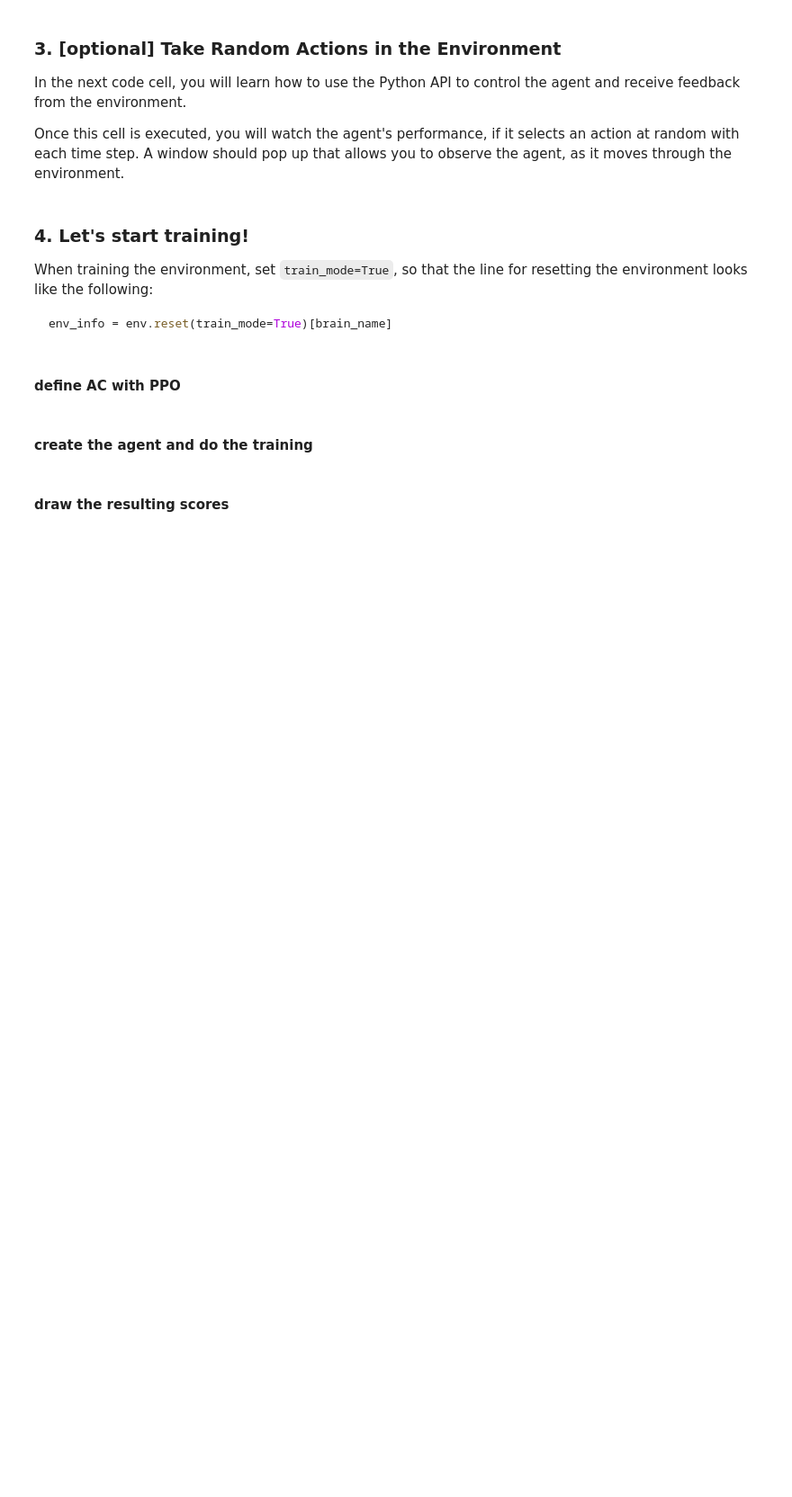
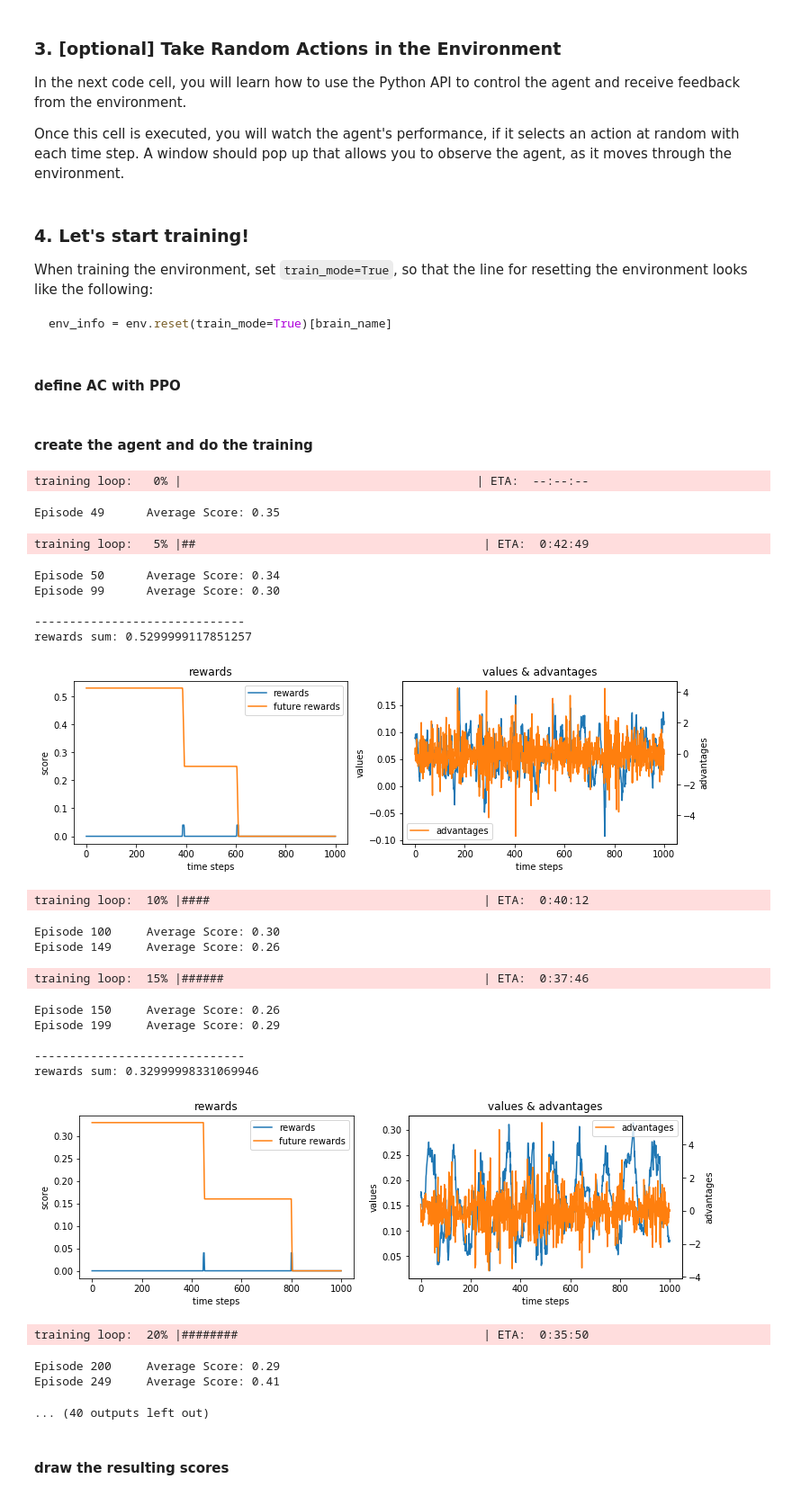
Before and after one commit to AdrianTrachte/udacity-drlnd-p2_continuous-control, a Jupyter notebook: Continuous_Control_PPO.ipynb, the cells around one changed output. Shown: that part at 90% size. Saved outputs shown, nothing was run; the diff lists cells and outputs as text; code cells hidden in the pictures; blank space fills up the shorter version.

```diff
--- a/Continuous_Control_PPO.ipynb
+++ b/Continuous_Control_PPO.ipynb
@@ -155,6 +184,7 @@ def ac_ppo(n_episodes=100, max_t=100, beta_start=1.0, beta_end=0.01, beta_episod
         states_epi = []
         actions_epi = []
         rewards_epi = []
+        done_epi = []
 
         for t in range(max_t):
             # choose action and perform it
@@ -170,6 +200,7 @@ def ac_ppo(n_episodes=100, max_t=100, beta_start=1.0, beta_end=0.01, beta_episod
             states_epi.append(state)
             actions_epi.append(action)
             rewards_epi.append([reward])
+            done_epi.append([done])
 
             # do some tracking on the rewards
             state = next_state
@@ -180,9 +211,9 @@ def ac_ppo(n_episodes=100, max_t=100, beta_start=1.0, beta_end=0.01, beta_episod
 
         # step agent and make agent learn for next episode
         if i_episode % 100 == 0:
-            agent.step(states_epi, actions_epi, rewards_epi, beta, infos=True)
+            agent.step(states_epi, actions_epi, rewards_epi, done_epi, beta, infos=True)
         else:
-            agent.step(states_epi, actions_epi, rewards_epi, beta)
+            agent.step(states_epi, actions_epi, rewards_epi, done_epi, beta)
 
         # scoring and decrease of exploration
         scores_window.append(score)       # save most recent score
@@ -208,17 +239,41 @@ def ac_ppo(n_episodes=100, max_t=100, beta_start=1.0, beta_end=0.01, beta_episod
 # %%
 # parameters for learning
 max_t=2000
 beta_start=1.0
 beta_end=0.01
-n_episodes=1
+n_episodes=1000
 beta_episodeEnd=n_episodes
 
 # create agent and train
 agent = Agent(state_size, action_size, 1)        # initialize agent
 # create progress bar to keep track
 widget = ['training loop: ', pb.Percentage(), ' ',
           pb.Bar(), ' ', pb.ETA() ]
 timer = pb.ProgressBar(widgets=widget, maxval=n_episodes).start()
 
 # do actual learning
 scores = ac_ppo(n_episodes, max_t, beta_start, beta_end, beta_episodeEnd)
+# %% [output]
+training loop:   0% |                                          | ETA:  --:--:--
+Episode 49      Average Score: 0.35
+training loop:   5% |##                                         | ETA:  0:42:49
+Episode 50      Average Score: 0.34
+Episode 99      Average Score: 0.30
+
+------------------------------
+rewards sum: 0.5299999117851257
+[figure, added]
+training loop:  10% |####                                       | ETA:  0:40:12
+Episode 100     Average Score: 0.30
+Episode 149     Average Score: 0.26
+training loop:  15% |######                                     | ETA:  0:37:46
+Episode 150     Average Score: 0.26
+Episode 199     Average Score: 0.29
+
+------------------------------
+rewards sum: 0.32999998331069946
+[figure, added]
+training loop:  20% |########                                   | ETA:  0:35:50
+Episode 200     Average Score: 0.29
+Episode 249     Average Score: 0.41
+... (40 outputs left out)
```
Also changed, not shown: parts of 10 cells of this notebook, 1 other file.
